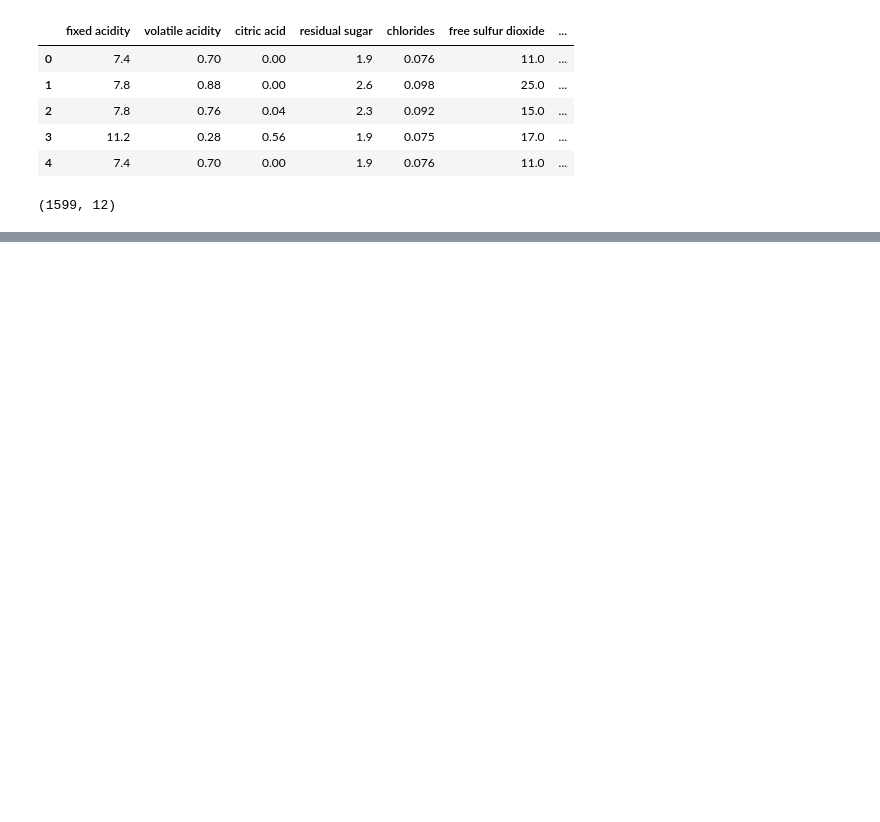
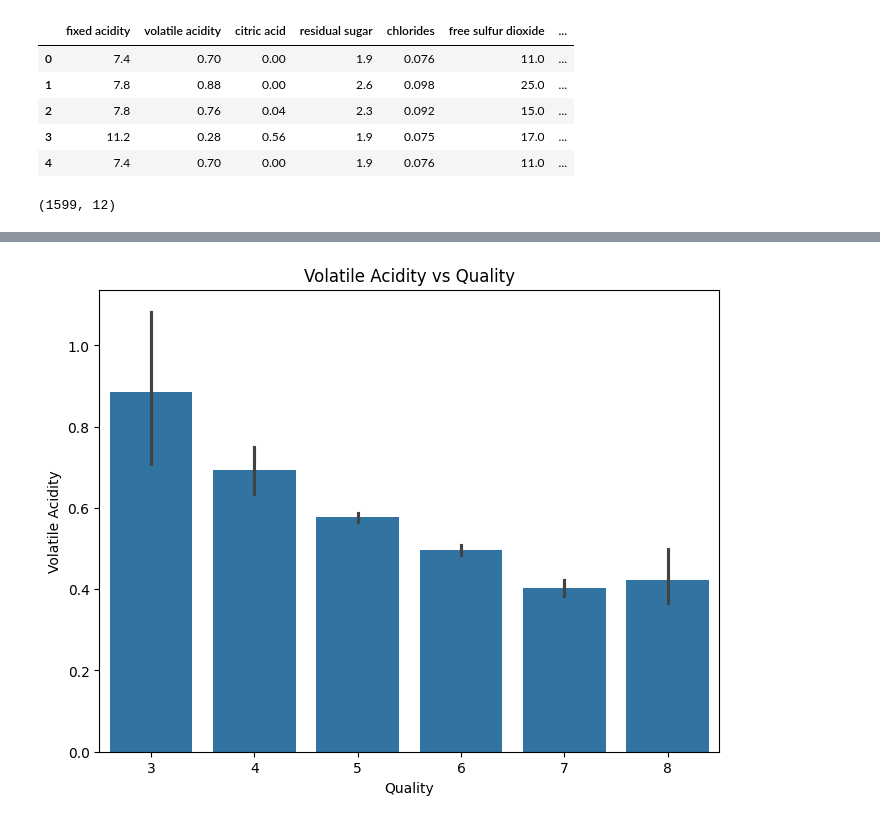
Before and after one commit to SamrithaaJeeva/Wine-Quality-Prediction, a Jupyter notebook: Wine_quality_prediction.ipynb, the cells around one changed output, grey strips where cells are left out. Drawn from its saved outputs; the diff is of its cells as text; code cells hidden in the pictures; blank space fills up the shorter version.

```diff
--- a/Wine_quality_prediction.ipynb
+++ b/Wine_quality_prediction.ipynb
@@ -26,0 +83,14 @@ wine_dataset.shape
+# %%
+# Creating the plot
+plt.figure(figsize=(8,6))
+sns.barplot(x='quality', y='volatile acidity', data=wine_dataset)
+
+# Adding title and labels
+plt.title('Volatile Acidity vs Quality')
+plt.xlabel('Quality')
+plt.ylabel('Volatile Acidity')
+
+# Show the plot
+plt.show()
+# %% [output]
+[figure, added]
```
Also changed, not shown: parts of 8 cells of this notebook.
